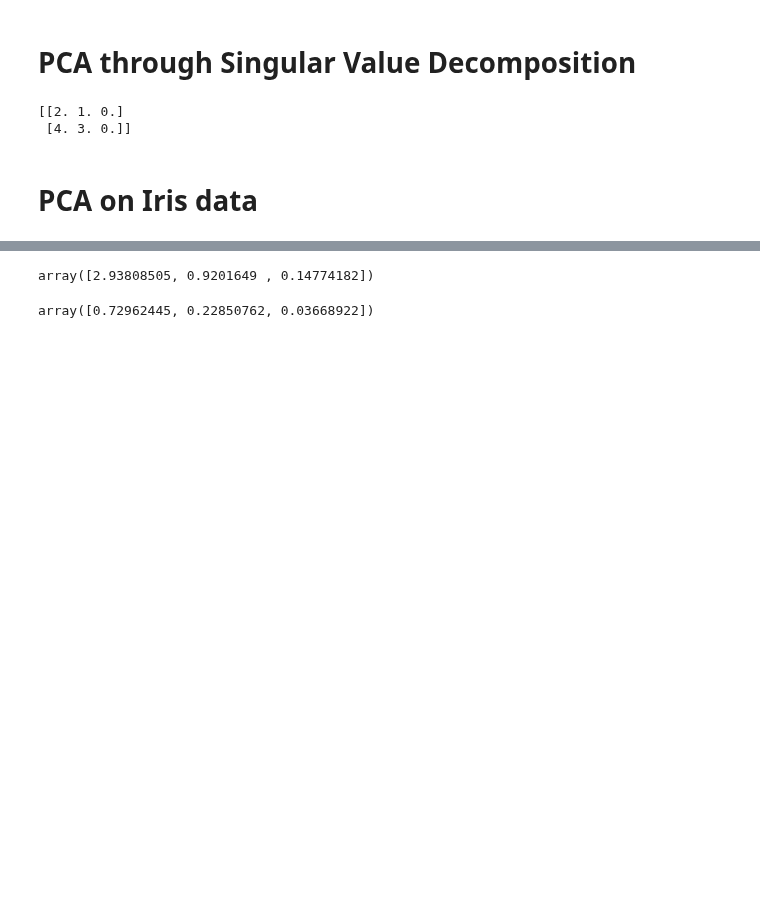
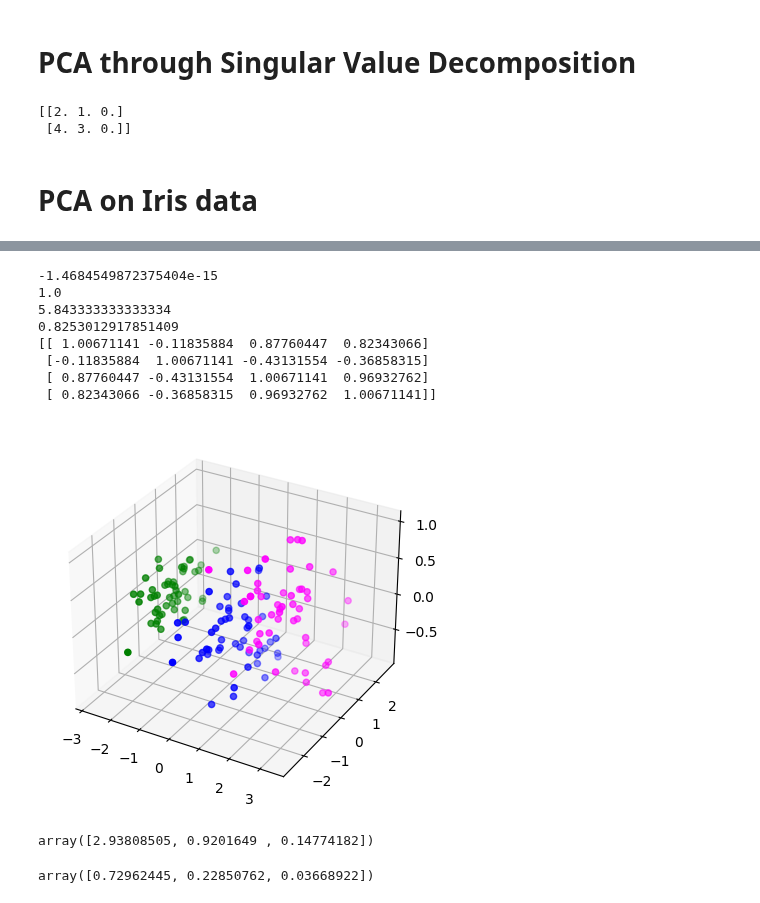
Before and after one commit to Dan5049/MPC-MLF, a Jupyter notebook: cv04/Copy_of_MPA_MLF_PCA_2_students.ipynb, the cells around one changed output, grey strips where cells are left out. Drawn from its saved outputs; the diff is of its cells as text; code cells hidden in the pictures; blank space fills up the shorter version.

```diff
--- a/cv04/Copy_of_MPA_MLF_PCA_2_students.ipynb
+++ b/cv04/Copy_of_MPA_MLF_PCA_2_students.ipynb
@@ -50,22 +65,39 @@ plt.show
 # %%
 # Pre-processing is an important step, you can try either StandardScaler (zero mean, unit variance of features)
 # or MinMaxScaler (to interval from 0 to 1)
 from sklearn import preprocessing
 from sklearn.preprocessing import StandardScaler
+from sklearn import decomposition
+
 Xscaler = StandardScaler()
 Xpp=Xscaler.fit_transform(X)
+print(np.mean(Xpp[:, 0]))       # mean
+print(np.std(Xpp[:, 0]))        # standart deviation
+print(np.mean(X[:, 0]))
+print(np.std(X[:, 0]))
 
 # define PCA object (three components), fit and transform the data
 pca = decomposition.PCA(n_components=3)
 pca.fit(Xpp)
 Xpca = pca.transform(Xpp)
 print(pca.get_covariance())
 # you can plot the transformed feature space in 3D:
+plt.figure()
 axes2=plt.axes(projection='3d')
 axes2.scatter3D(Xpca[y==0,0],Xpca[y==0,1],Xpca[y==0,2],color='green')
 axes2.scatter3D(Xpca[y==1,0],Xpca[y==1,1],Xpca[y==1,2],color='blue')
 axes2.scatter3D(Xpca[y==2,0],Xpca[y==2,1],Xpca[y==2,2],color='magenta')
-plt.show
+plt.show()
+# %% [output]
+-1.4684549872375404e-15
+1.0
+5.843333333333334
+0.8253012917851409
+[[ 1.00671141 -0.11835884  0.87760447  0.82343066]
+ [-0.11835884  1.00671141 -0.43131554 -0.36858315]
+ [ 0.87760447 -0.43131554  1.00671141  0.96932762]
+ [ 0.82343066 -0.36858315  0.96932762  1.00671141]]
+[figure, added]
 # %%
 # Compute pca.explained_variance_ and pca.explained_cariance_ratio_values
 pca.explained_variance_
```
Also changed, not shown: parts of 4 cells of this notebook.
